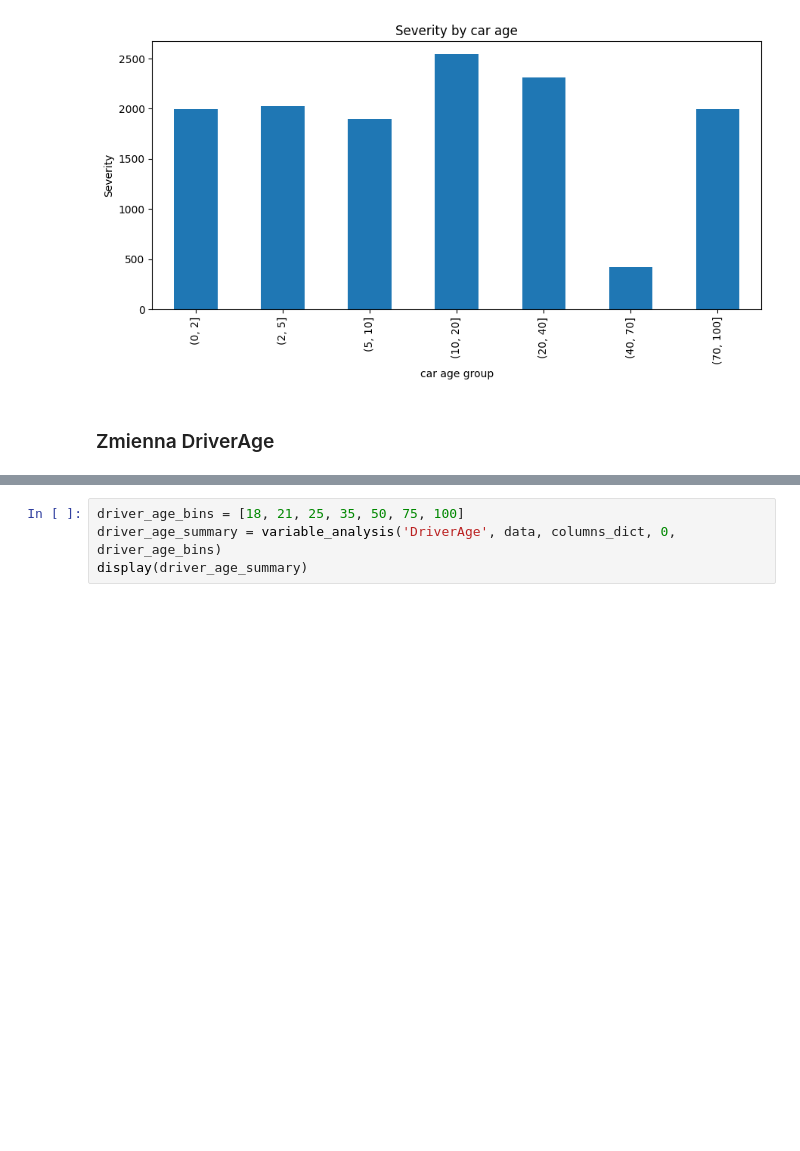
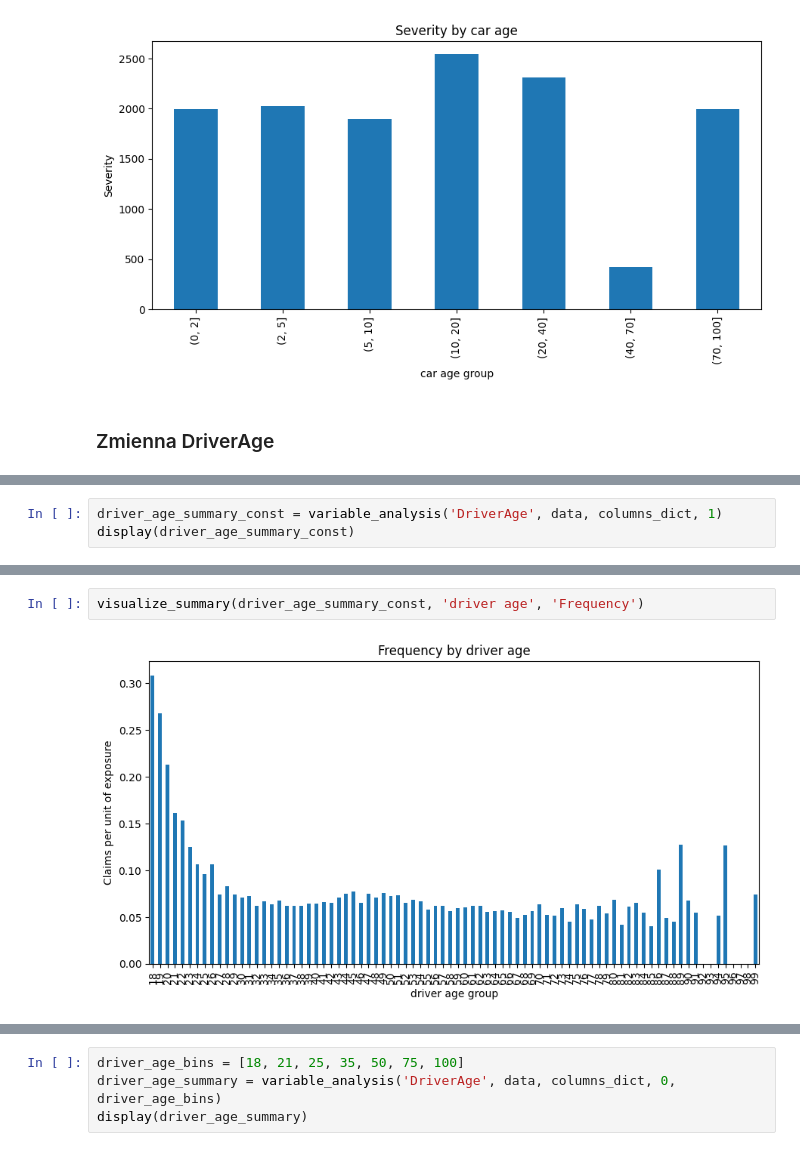
Before and after one commit to kacperskora/Licencjat_DS, a Jupyter notebook: notebooks/02_EDA.ipynb, the cells around one changed output, grey strips where cells are left out. Cells and saved outputs as stored; diff of their text form; blank space fills up the shorter version.

```diff
--- a/notebooks/02_EDA.ipynb
+++ b/notebooks/02_EDA.ipynb
@@ -475,0 +508,3 @@ visualize_summary(car_age_summary, 'car age', 'Severity')
+# %%
+driver_age_summary_const = variable_analysis('DriverAge', data, columns_dict, 1)
+display(driver_age_summary_const)
@@ -475,0 +526,4 @@ visualize_summary(car_age_summary, 'car age', 'Severity')
+# %%
+visualize_summary(driver_age_summary_const, 'driver age', 'Frequency')
+# %% [output]
+[figure, added]
```
Also changed, not shown: parts of 15 cells of this notebook.
